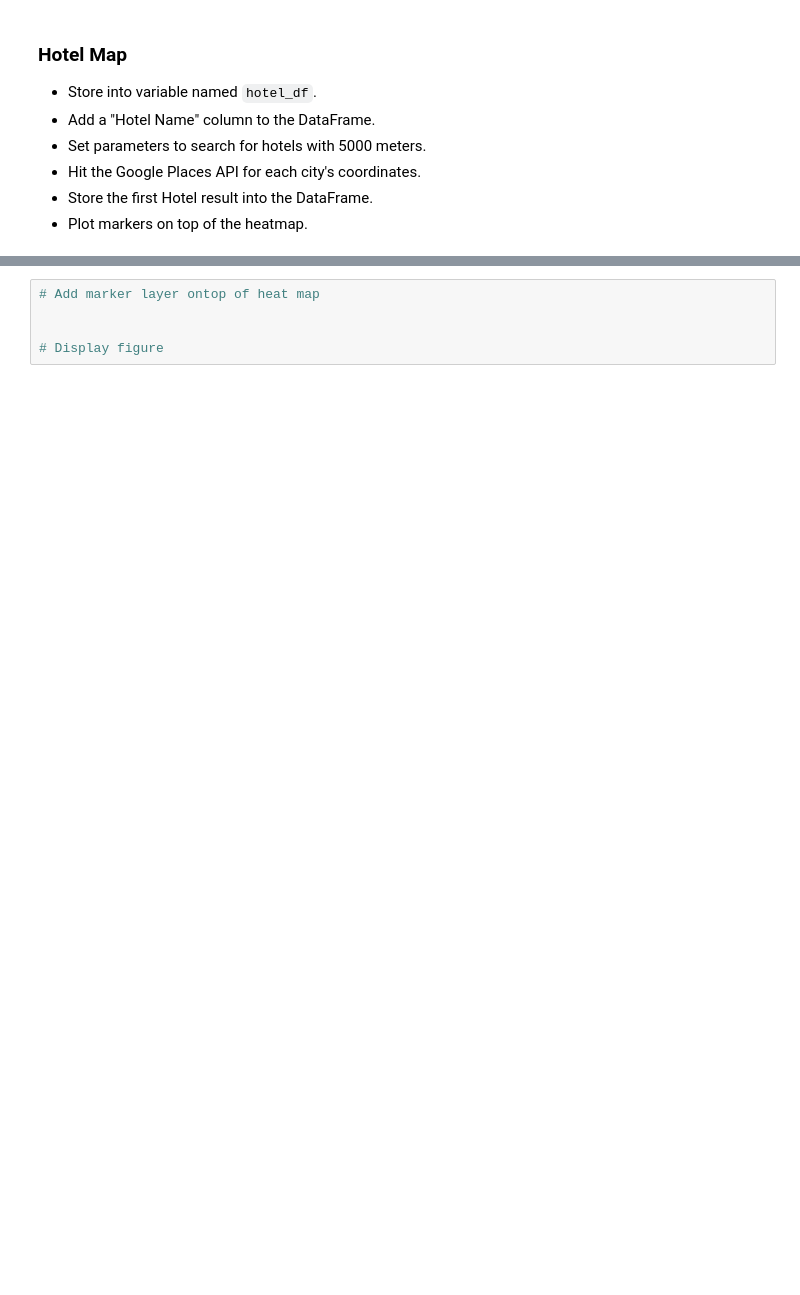
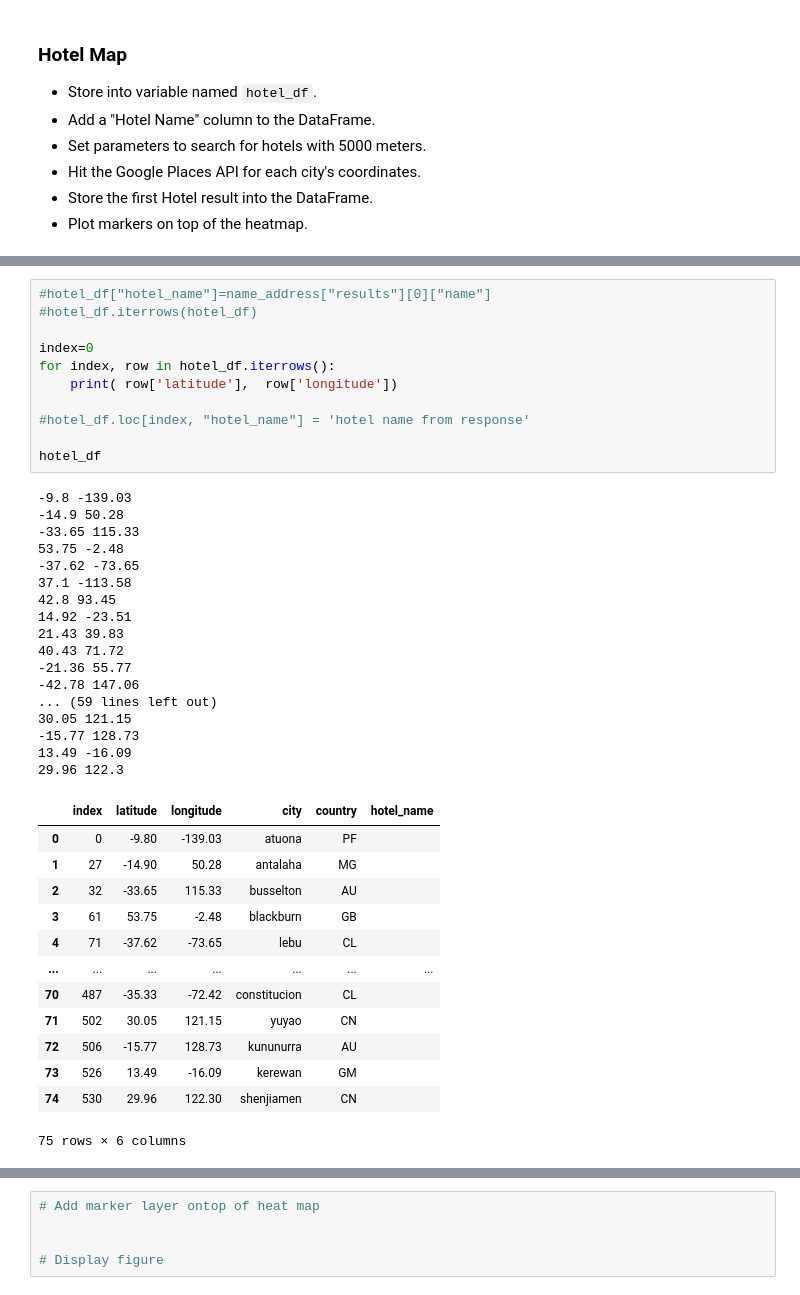
Before and after one commit to LexiJess/python-api-challenge, a Jupyter notebook: VacationPy/06-Python-APIs_Homework_Instructions_starter_code_VacationPy.ipynb, the cells around one changed output, grey strips where cells are left out. Cells and saved outputs as stored; diff of their text form; blank space fills up the shorter version.

```diff
--- a/VacationPy/06-Python-APIs_Homework_Instructions_starter_code_VacationPy.ipynb
+++ b/VacationPy/06-Python-APIs_Homework_Instructions_starter_code_VacationPy.ipynb
@@ -96,0 +146,42 @@ Figure(layout=FigureLayout(border='1px solid black', height='300px', margin='0 a
+# %%
+#hotel_df["hotel_name"]=name_address["results"][0]["name"]
+#hotel_df.iterrows(hotel_df)
+
+index=0
+for index, row in hotel_df.iterrows():
+    print( row['latitude'],  row['longitude'])
+
+#hotel_df.loc[index, "hotel_name"] = 'hotel name from response'
+
+hotel_df
+# %% [output]
+-9.8 -139.03
+-14.9 50.28
+-33.65 115.33
+53.75 -2.48
+-37.62 -73.65
+37.1 -113.58
+42.8 93.45
+14.92 -23.51
+21.43 39.83
+40.43 71.72
+-21.36 55.77
+-42.78 147.06
+... (59 lines left out)
+30.05 121.15
+-15.77 128.73
+13.49 -16.09
+29.96 122.3
+|  | index | latitude | longitude | city | country | hotel_name |
+| 0 | 0 | -9.80 | -139.03 | atuona | PF |  |
+| 1 | 27 | -14.90 | 50.28 | antalaha | MG |  |
+| 2 | 32 | -33.65 | 115.33 | busselton | AU |  |
+| 3 | 61 | 53.75 | -2.48 | blackburn | GB |  |
+| 4 | 71 | -37.62 | -73.65 | lebu | CL |  |
+| ... | ... | ... | ... | ... | ... | ... |
+| 70 | 487 | -35.33 | -72.42 | constitucion | CL |  |
+| 71 | 502 | 30.05 | 121.15 | yuyao | CN |  |
+| 72 | 506 | -15.77 | 128.73 | kununurra | AU |  |
+| 73 | 526 | 13.49 | -16.09 | kerewan | GM |  |
+| 74 | 530 | 29.96 | 122.30 | shenjiamen | CN |  |
+75 rows × 6 columns
```
Also changed, not shown: parts of 7 cells of this notebook.
